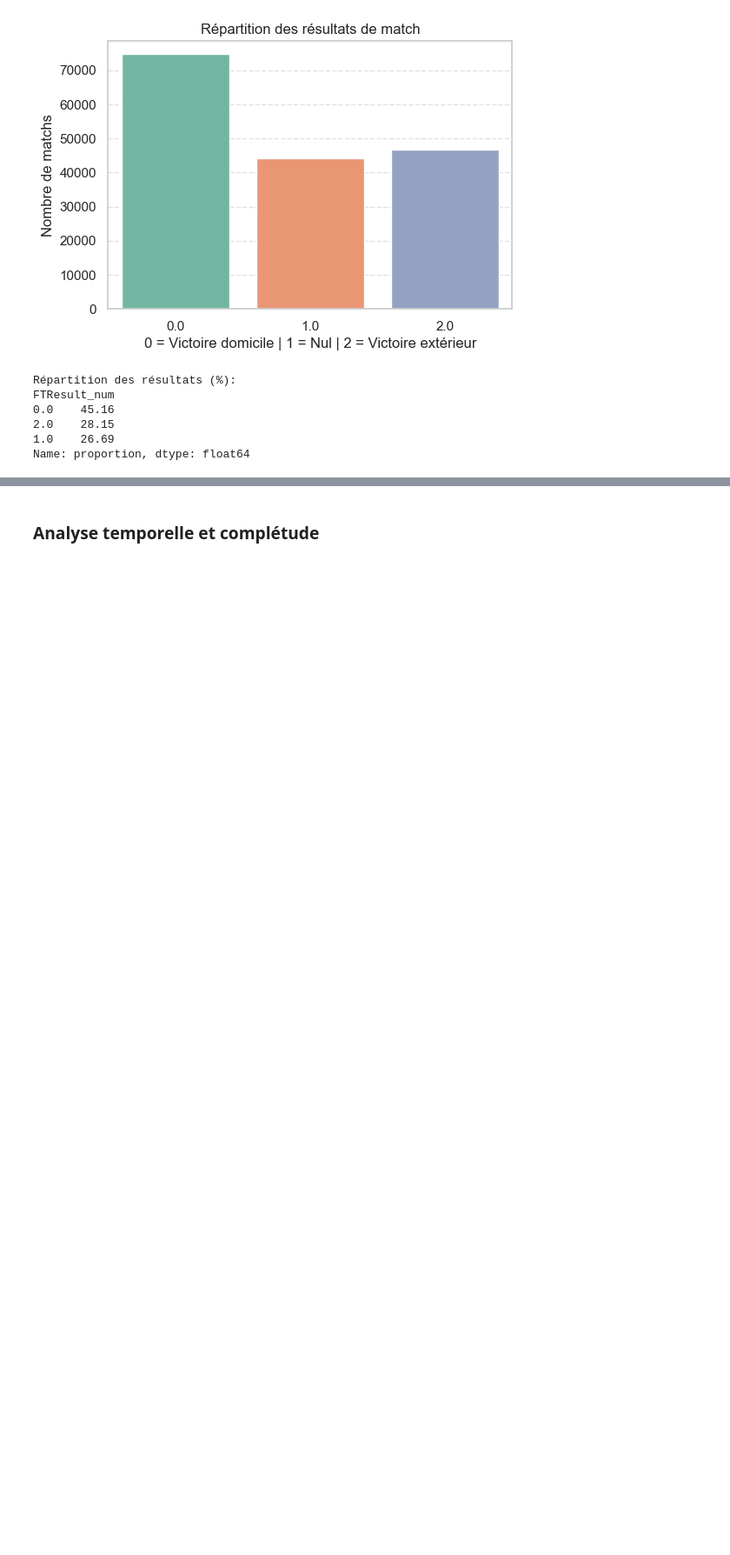
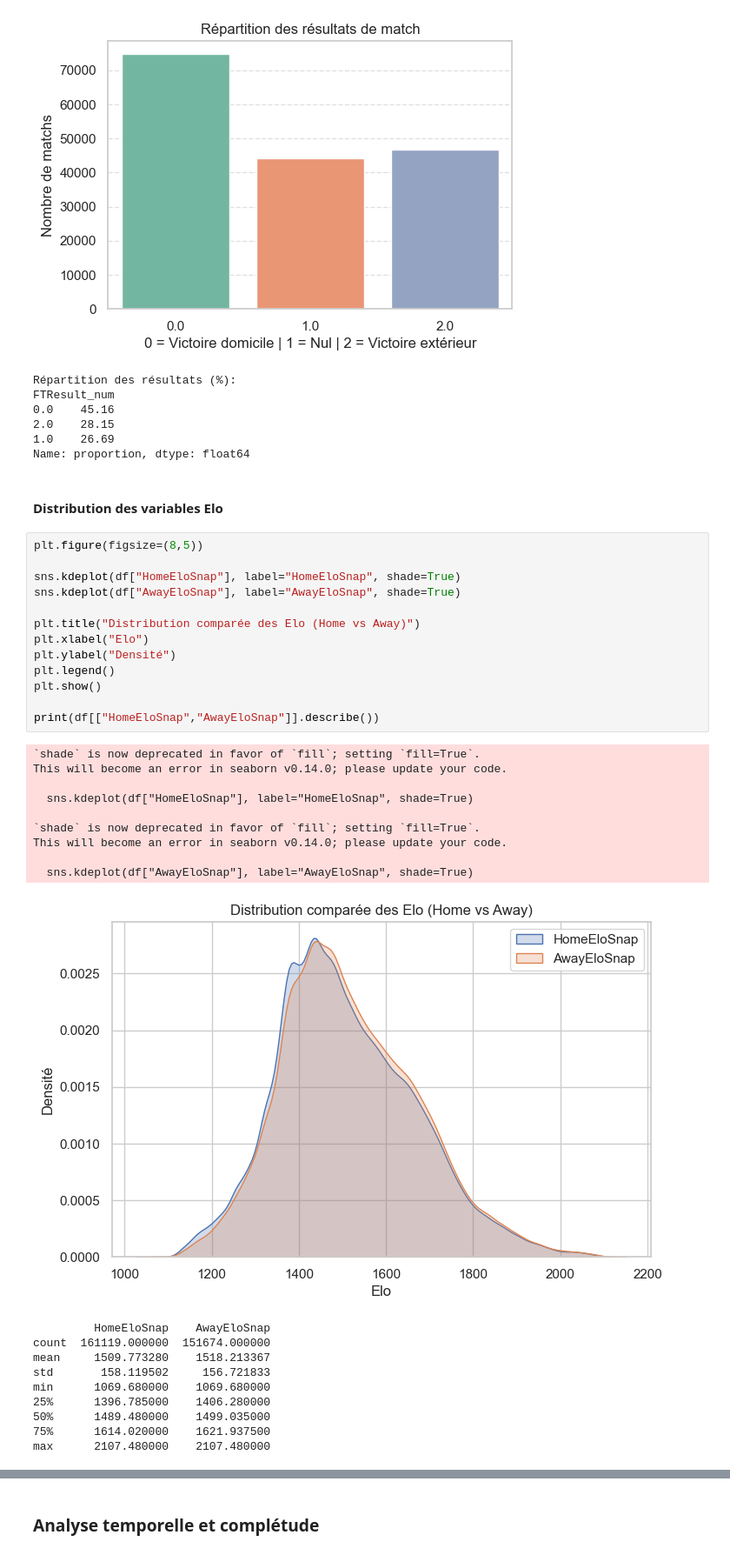
Before and after one commit to AlbanHtn/football-match-prediction, a Jupyter notebook: Programmes/P5A_EDA_V2.ipynb, the cells around one changed output, grey strips where cells are left out. Shown at 87% size. Saved outputs shown, nothing was run; the diff lists cells and outputs as text; blank space fills up the shorter version.

```diff
--- a/Programmes/P5A_EDA_V2.ipynb
+++ b/Programmes/P5A_EDA_V2.ipynb
@@ -80,3 +82,38 @@ FTResult_num
 2.0    28.15
 1.0    26.69
 Name: proportion, dtype: float64
+# %% [markdown]
+#### Distribution des variables Elo
+# %%
+plt.figure(figsize=(8,5))
+
+sns.kdeplot(df["HomeEloSnap"], label="HomeEloSnap", shade=True)
+sns.kdeplot(df["AwayEloSnap"], label="AwayEloSnap", shade=True)
+
+plt.title("Distribution comparée des Elo (Home vs Away)")
+plt.xlabel("Elo")
+plt.ylabel("Densité")
+plt.legend()
+plt.show()
+
+print(df[["HomeEloSnap","AwayEloSnap"]].describe())
+# %% [output]
+`shade` is now deprecated in favor of `fill`; setting `fill=True`.
+This will become an error in seaborn v0.14.0; please update your code.
+
+  sns.kdeplot(df["HomeEloSnap"], label="HomeEloSnap", shade=True)
+
+`shade` is now deprecated in favor of `fill`; setting `fill=True`.
+This will become an error in seaborn v0.14.0; please update your code.
+
+  sns.kdeplot(df["AwayEloSnap"], label="AwayEloSnap", shade=True)
+[figure, added]
+         HomeEloSnap    AwayEloSnap
+count  161119.000000  151674.000000
+mean     1509.773280    1518.213367
+std       158.119502     156.721833
+min      1069.680000    1069.680000
+25%      1396.785000    1406.280000
+50%      1489.480000    1499.035000
+75%      1614.020000    1621.937500
+max      2107.480000    2107.480000
```
Also changed, not shown: parts of 12 cells of this notebook, 42 other files.
